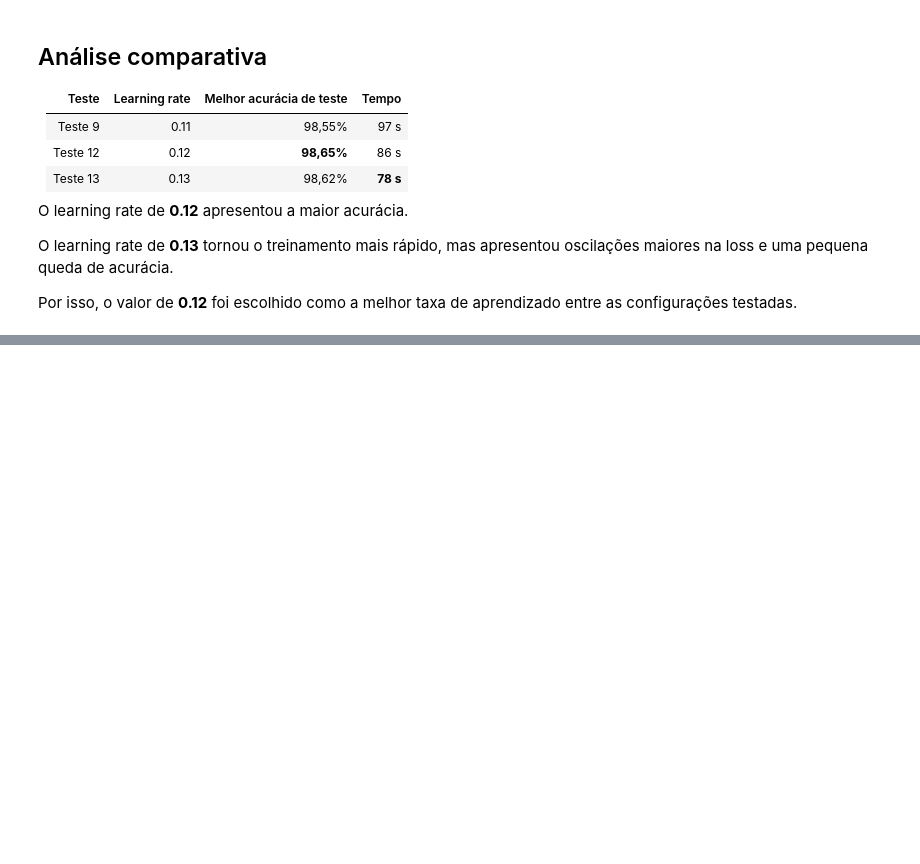
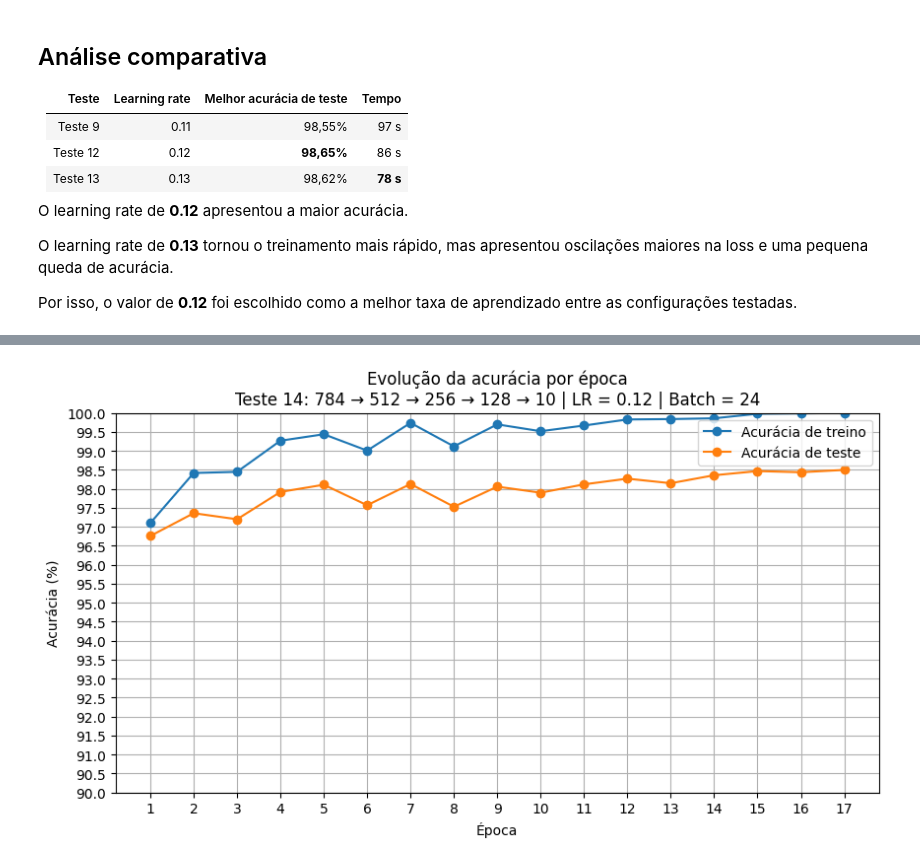
Before and after one commit to Leandro-Filho/Rede_Neural, a Jupyter notebook: notebooks/experimentos.ipynb, the cells around one changed output, grey strips where cells are left out. Drawn from its saved outputs; the diff is of its cells as text; code cells hidden in the pictures; blank space fills up the shorter version.

Commit message:
feat: 14 teste foi avbaixo do esperado, me deixando quase sem saída

```diff
--- a/notebooks/experimentos.ipynb
+++ b/notebooks/experimentos.ipynb
@@ -4227,0 +4347,49 @@ aprendizado entre as configurações testadas.
+# %%
+plt.figure(figsize=(10, 5))
+
+plt.plot(
+    epocas_teste_14,
+    acuracia_treino_teste_14,
+    marker="o",
+    label="Acurácia de treino"
+)
+
+plt.plot(
+    epocas_teste_14,
+    acuracia_teste_teste_14,
+    marker="o",
+    label="Acurácia de teste"
+)
+
+plt.title(
+    "Evolução da acurácia por época\n"
+    "Teste 14: 784 → 512 → 256 → 128 → 10 | LR = 0.12 | Batch = 24"
+)
+
+plt.xlabel("Época")
+plt.ylabel("Acurácia (%)")
+
+plt.xticks(
+    range(1, 18)
+)
+
+plt.ylim(
+    90,
+    100
+)
+
+plt.yticks(
+    np.arange(90, 100.5, 0.5)
+)
+
+plt.grid(True)
+plt.legend()
+
+plt.savefig(
+    "../results/teste_14_acuracia_por_epoca.png",
+    bbox_inches="tight"
+)
+
+plt.show()
+# %% [output]
+[figure, added]
```
Also changed, not shown: parts of 7 cells of this notebook, 4 other files.
